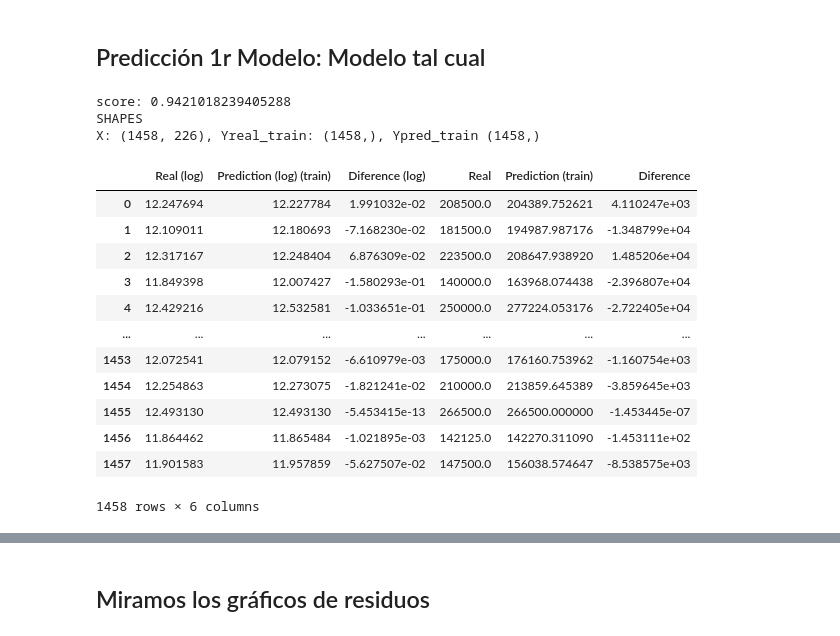
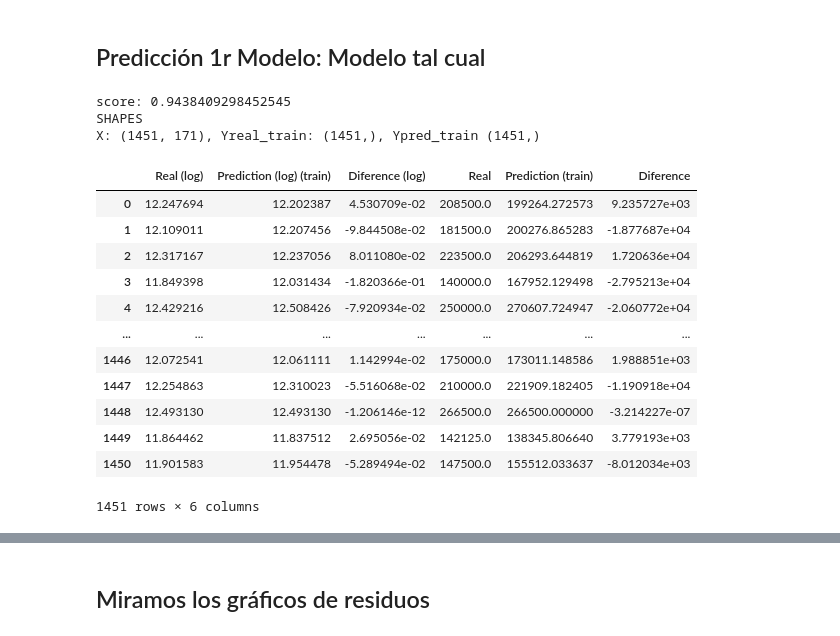
Before and after one commit to NikorasuOwO/DataScienceProjects, a Jupyter notebook: Proyecto_final_ML.ipynb, the cells around one changed output, grey strips where cells are left out. Drawn from its saved outputs; the diff is of its cells as text; code cells hidden in the pictures.

```diff
--- a/Proyecto_final_ML.ipynb
+++ b/Proyecto_final_ML.ipynb
@@ -180,12 +222,0 @@ train
-# %%
-test.dropna(thresh=0.3*total_num, axis=1, inplace=True) #Descartamos las columnas que tienen más del 30% de valores nulos
-test_col_nn= test.select_dtypes(exclude=[np.number])
-test_col_n = test.select_dtypes(include=[np.number])
-
-for c in train.columns:
-    if c in test_col_n:
-        test[c].replace(np.nan,test[c].mean(), inplace=True)
-    else:
-        test[c].replace(np.nan,test[c].mode().iloc[0], inplace=True)
-
-test
@@ -206 +223,16 @@ test
+# %%
+test_col_nn= variables_ord+variables_nom+['Alley', 'Fence', 'PoolQC', 'MiscFeature']
+test_col_n = list(set(test.columns) - set(test_col_nn))
+
+
+
+for c in test.columns:
+    if (c in test_col_n):
+        test[c].replace(np.nan,test[c].mean(), inplace=True)
+        test[c].replace("nan",test[c].mean(), inplace=True)
+        test[c].fillna(inplace=True, value=test[c].mean())
+    else:
+        test[c].replace(np.nan,test[c].mode().iloc[0], inplace=True)
+        test[c].replace("nan",test[c].mode().iloc[0], inplace=True)
+        test[c].fillna(inplace=True, value=test[c].mode())
 # %% [markdown]
@@ -349,7 +536,7 @@ list(set(train.columns) - set(test.columns))
 CorrMatrix = train.corr()
 CorrMatrixT = CorrMatrix.where(np.triu(np.ones(CorrMatrix.shape), k=1).astype(bool))
 
-row_indices, col_indices = np.where(CorrMatrixT > 0.7)
+row_indices, col_indices = np.where(CorrMatrixT > 0.6)
 to_remove = []
 for i, j in zip(row_indices, col_indices):
 
@@ -417,47 +604,49 @@ train.drop(columns=to_drop, axis=1, inplace=True)
 # %%
 # Quitamos algunos valores extremos
 
-train.drop(train.index[[523, 1298]], axis=0, inplace=True)
-saleprice_train_log.drop(saleprice_train_log.index[[523, 1298]], axis=0, inplace=True)
-ids_train.drop(ids_train.index[[523, 1298]], axis=0, inplace=True)
+indices = [523, 1298, 463-1, 633-1, 1325-1, 31-1, 1454-1, 971-1, 969-1]
+
+train.drop(train.index[indices], axis=0, inplace=True)
+saleprice_train_log.drop(saleprice_train_log.index[indices], axis=0, inplace=True)
+ids_train.drop(ids_train.index[indices], axis=0, inplace=True)
 # %% [markdown]
 # Modelos de Regresión lineal
 # %% [markdown]
 ## Predicción 1r Modelo: Modelo tal cual
 # %%
 lr = LinearRegression(fit_intercept=True)
-X=train
+X=train[list(set(train.columns).intersection(test.columns))]
 Yreal_train=saleprice_train_log
 lr1 = lr.fit(X,Yreal_train)
 Ypred_train = lr1.predict(X)
 
 print("score:", lr1.score(X,Yreal_train))
 print("SHAPES")
 print(f"X: {X.shape}, Yreal_train: {Yreal_train.shape}, Ypred_train {Ypred_train.shape}")
 
 sub= Yreal_train - Ypred_train
 result = np.column_stack((Yreal_train, Ypred_train, sub))
 df_r_train_log = pd.DataFrame(result, columns=("Real (log)","Prediction (log) (train)", "Diference (log)"))
 
 sub= np.exp(Yreal_train) - np.exp(Ypred_train)
 result = np.column_stack((np.exp(Yreal_train), np.exp(Ypred_train), sub))
 df_r_train = pd.DataFrame(result, columns=("Real","Prediction (train)", "Diference"))
 
 pd.concat([df_r_train_log, df_r_train], axis=1)
 # %% [output]
-score: 0.9421018239405288
+score: 0.9438409298452545
 SHAPES
-X: (1458, 226), Yreal_train: (1458,), Ypred_train (1458,)
+X: (1451, 171), Yreal_train: (1451,), Ypred_train (1451,)
 |  | Real (log) | Prediction (log) (train) | Diference (log) | Real | Prediction (train) | Diference |
-| 0 | 12.247694 | 12.227784 | 1.991032e-02 | 208500.0 | 204389.752621 | 4.110247e+03 |
-| 1 | 12.109011 | 12.180693 | -7.168230e-02 | 181500.0 | 194987.987176 | -1.348799e+04 |
-| 2 | 12.317167 | 12.248404 | 6.876309e-02 | 223500.0 | 208647.938920 | 1.485206e+04 |
-| 3 | 11.849398 | 12.007427 | -1.580293e-01 | 140000.0 | 163968.074438 | -2.396807e+04 |
-| 4 | 12.429216 | 12.532581 | -1.033651e-01 | 250000.0 | 277224.053176 | -2.722405e+04 |
+| 0 | 12.247694 | 12.202387 | 4.530709e-02 | 208500.0 | 199264.272573 | 9.235727e+03 |
+| 1 | 12.109011 | 12.207456 | -9.844508e-02 | 181500.0 | 200276.865283 | -1.877687e+04 |
+| 2 | 12.317167 | 12.237056 | 8.011080e-02 | 223500.0 | 206293.644819 | 1.720636e+04 |
+| 3 | 11.849398 | 12.031434 | -1.820366e-01 | 140000.0 | 167952.129498 | -2.795213e+04 |
+| 4 | 12.429216 | 12.508426 | -7.920934e-02 | 250000.0 | 270607.724947 | -2.060772e+04 |
 | ... | ... | ... | ... | ... | ... | ... |
-| 1453 | 12.072541 | 12.079152 | -6.610979e-03 | 175000.0 | 176160.753962 | -1.160754e+03 |
-| 1454 | 12.254863 | 12.273075 | -1.821241e-02 | 210000.0 | 213859.645389 | -3.859645e+03 |
-| 1455 | 12.493130 | 12.493130 | -5.453415e-13 | 266500.0 | 266500.000000 | -1.453445e-07 |
-| 1456 | 11.864462 | 11.865484 | -1.021895e-03 | 142125.0 | 142270.311090 | -1.453111e+02 |
-| 1457 | 11.901583 | 11.957859 | -5.627507e-02 | 147500.0 | 156038.574647 | -8.538575e+03 |
+| 1446 | 12.072541 | 12.061111 | 1.142994e-02 | 175000.0 | 173011.148586 | 1.988851e+03 |
+| 1447 | 12.254863 | 12.310023 | -5.516068e-02 | 210000.0 | 221909.182405 | -1.190918e+04 |
+| 1448 | 12.493130 | 12.493130 | -1.206146e-12 | 266500.0 | 266500.000000 | -3.214227e-07 |
+| 1449 | 11.864462 | 11.837512 | 2.695056e-02 | 142125.0 | 138345.806640 | 3.779193e+03 |
+| 1450 | 11.901583 | 11.954478 | -5.289494e-02 | 147500.0 | 155512.033637 | -8.012034e+03 |
-1458 rows × 6 columns
+1451 rows × 6 columns
```
Also changed, not shown: parts of 28 cells of this notebook, 8 other files.
